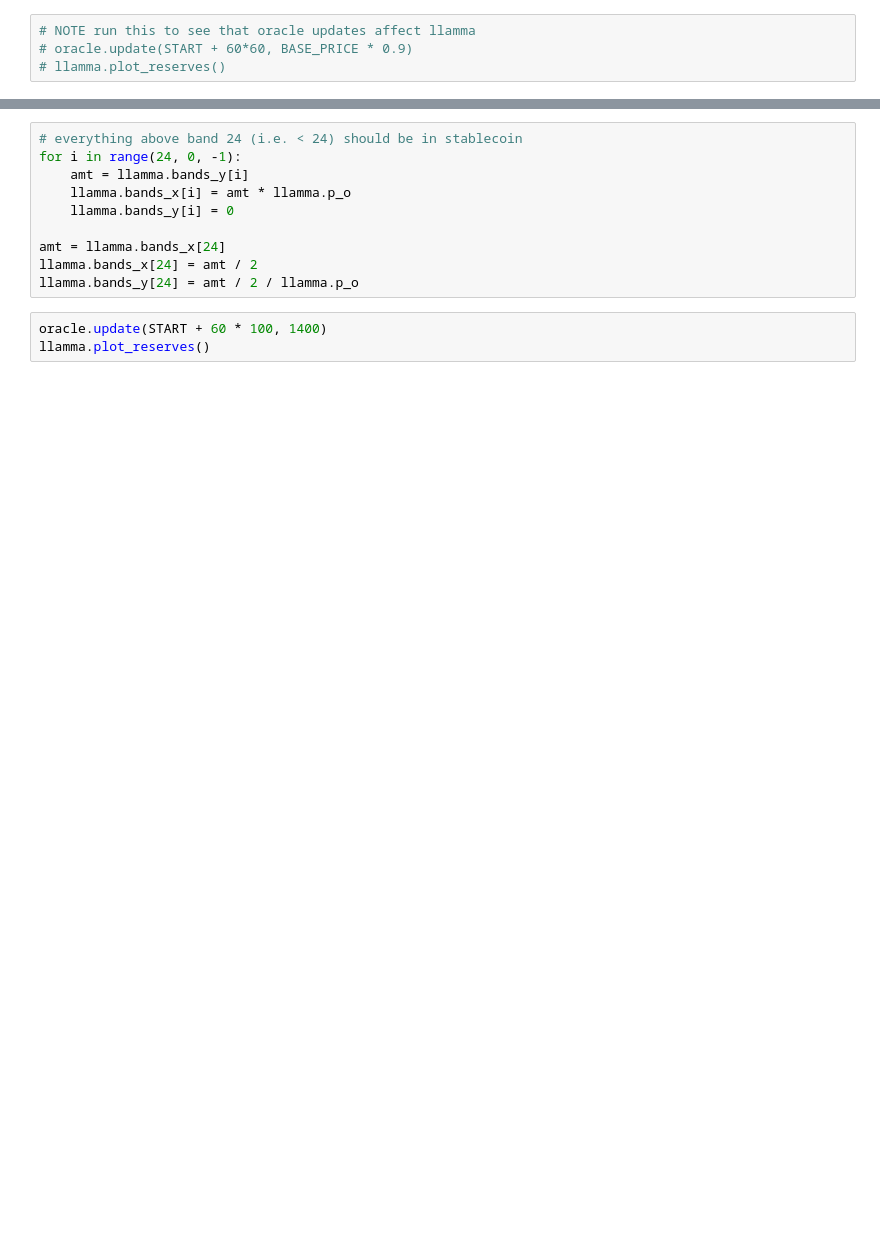
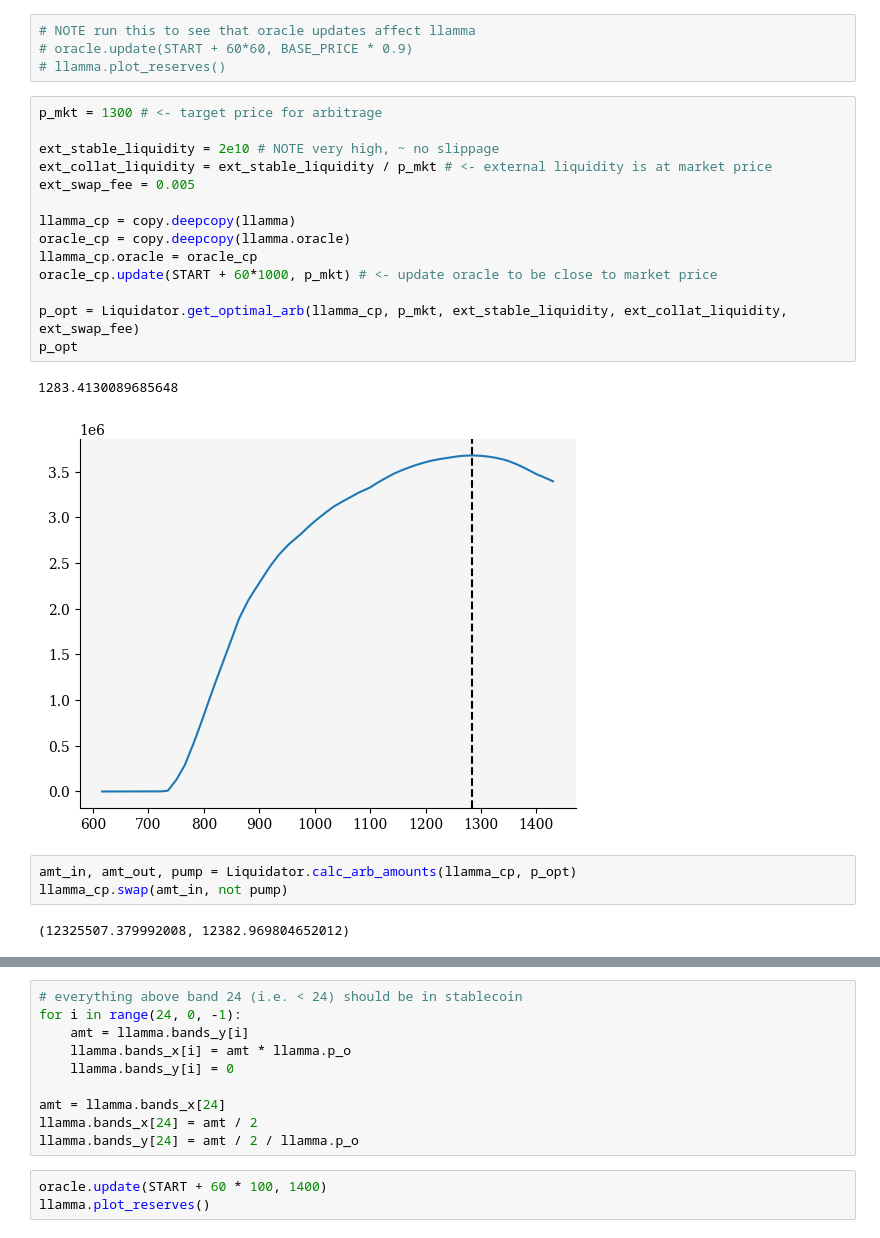
Before and after one commit to xenophonlabs/crvUSDrisk, a Jupyter notebook: play.ipynb, the cells around one changed output, grey strips where cells are left out. Drawn from its saved outputs; the diff is of its cells as text; blank space fills up the shorter version.

```diff
--- a/play.ipynb
+++ b/play.ipynb
@@ -65,3 +70,25 @@ llamma.plot_reserves()
 # NOTE run this to see that oracle updates affect llamma
 # oracle.update(START + 60*60, BASE_PRICE * 0.9)
 # llamma.plot_reserves()
+# %%
+p_mkt = 1300 # <- target price for arbitrage
+
+ext_stable_liquidity = 2e10 # NOTE very high, ~ no slippage
+ext_collat_liquidity = ext_stable_liquidity / p_mkt # <- external liquidity is at market price
+ext_swap_fee = 0.005
+
+llamma_cp = copy.deepcopy(llamma)
+oracle_cp = copy.deepcopy(llamma.oracle)
+llamma_cp.oracle = oracle_cp
+oracle_cp.update(START + 60*1000, p_mkt) # <- update oracle to be close to market price
+
+p_opt = Liquidator.get_optimal_arb(llamma_cp, p_mkt, ext_stable_liquidity, ext_collat_liquidity, ext_swap_fee)
+p_opt
+# %% [output]
+1283.4130089685648
+[figure, added]
+# %%
+amt_in, amt_out, pump = Liquidator.calc_arb_amounts(llamma_cp, p_opt)
+llamma_cp.swap(amt_in, not pump)
+# %% [output]
+(12325507.379992008, 12382.969804652012)
```
Also changed, not shown: parts of 12 cells of this notebook, 4 other files.
